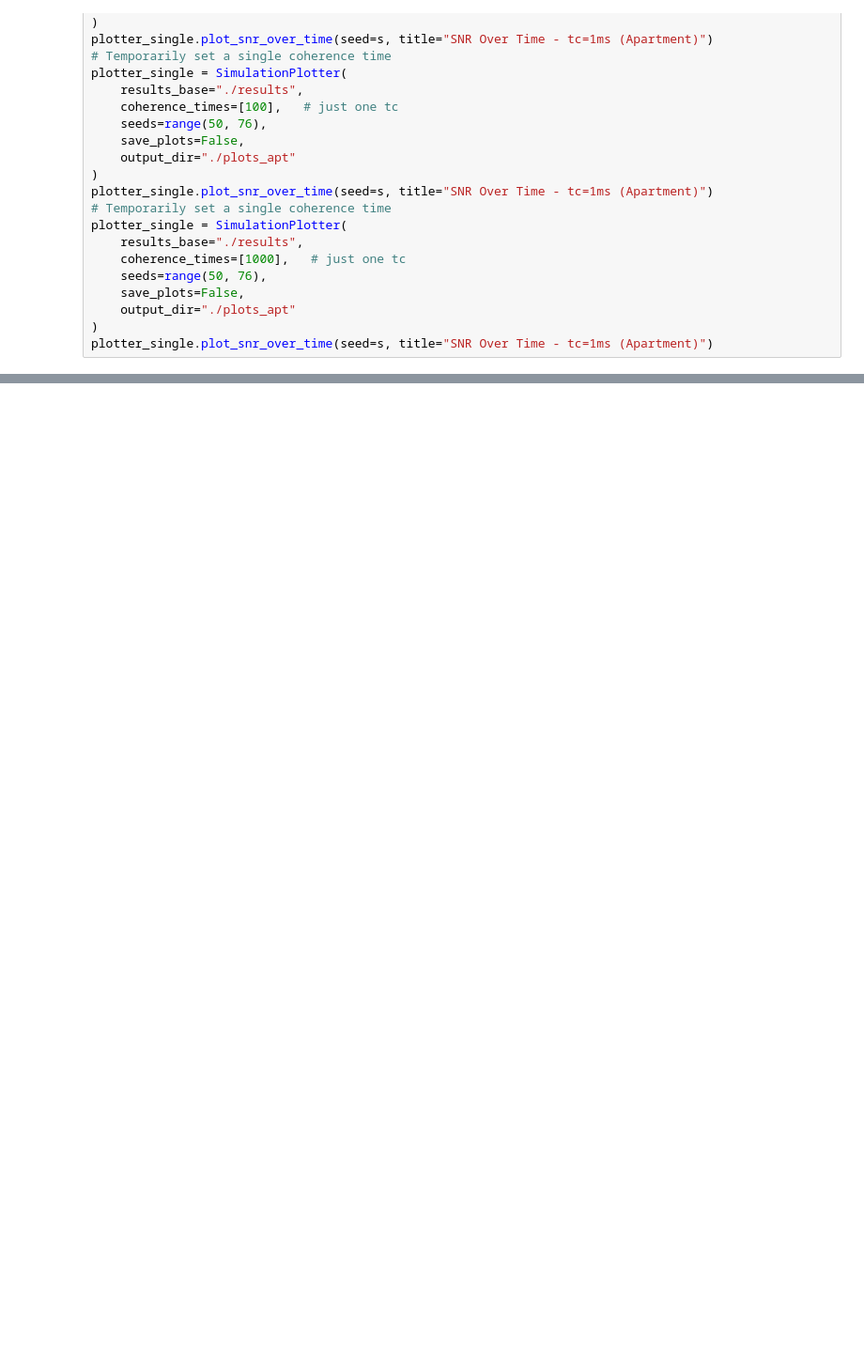
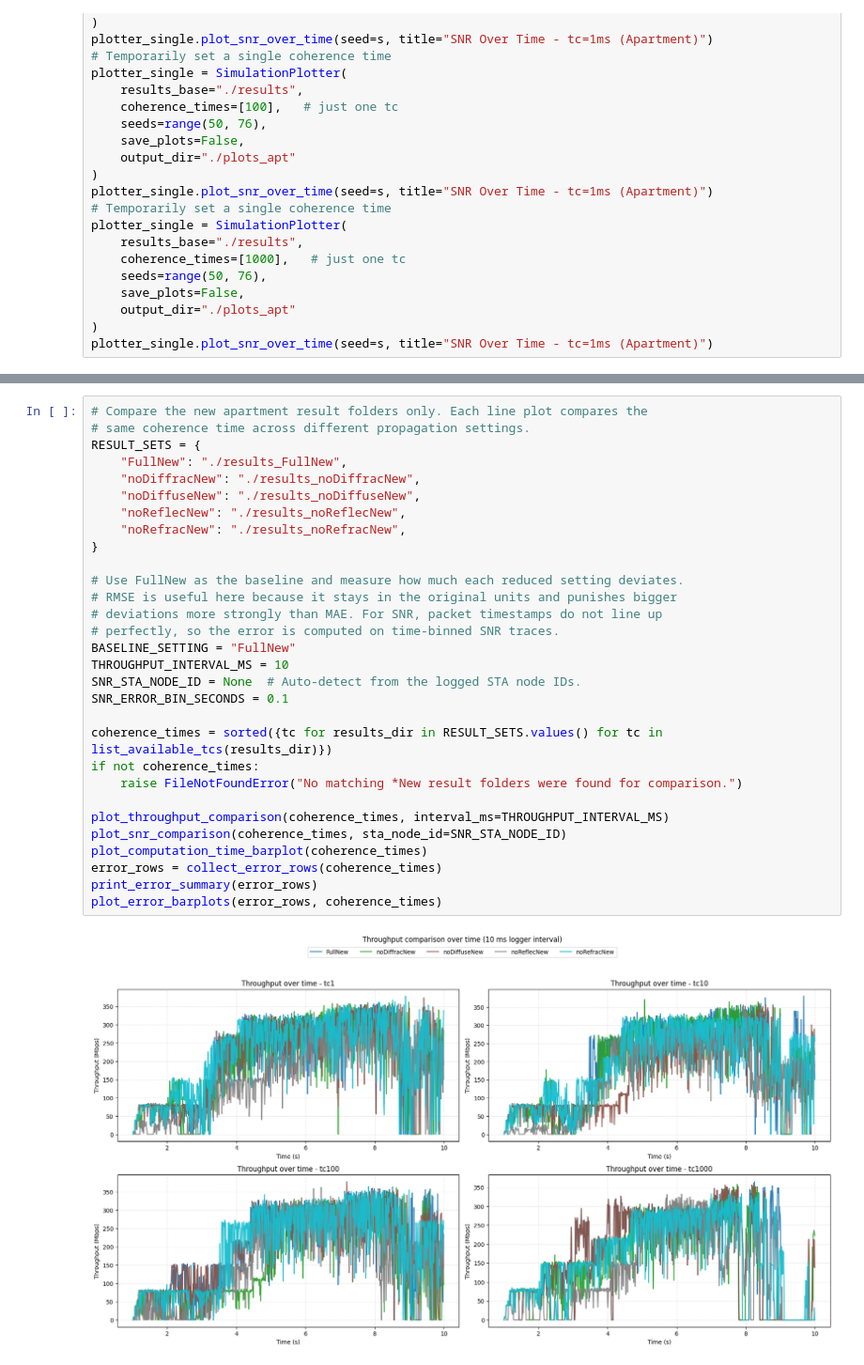
Before and after one commit to janzabel-tub/ns3sionna-research, a Jupyter notebook: examples/plot_notebook.ipynb, the cells around one changed output, grey strips where cells are left out. Shown at 94% size. Saved outputs shown, nothing was run; the diff lists cells and outputs as text; blank space fills up the shorter version.

Commit message:
Added ECDF Plot, added comparison plots for raytracer settings

```diff
--- a/examples/plot_notebook.ipynb
+++ b/examples/plot_notebook.ipynb
@@ -770,0 +1098,32 @@ plotter_single.plot_snr_over_time(seed=s, title="SNR Over Time - tc=1ms (Apartme
+# %%
+# Compare the new apartment result folders only. Each line plot compares the
+# same coherence time across different propagation settings.
+RESULT_SETS = {
+    "FullNew": "./results_FullNew",
+    "noDiffracNew": "./results_noDiffracNew",
+    "noDiffuseNew": "./results_noDiffuseNew",
+    "noReflecNew": "./results_noReflecNew",
+    "noRefracNew": "./results_noRefracNew",
+}
+
+# Use FullNew as the baseline and measure how much each reduced setting deviates.
+# RMSE is useful here because it stays in the original units and punishes bigger
+# deviations more strongly than MAE. For SNR, packet timestamps do not line up
+# perfectly, so the error is computed on time-binned SNR traces.
+BASELINE_SETTING = "FullNew"
+THROUGHPUT_INTERVAL_MS = 10
+SNR_STA_NODE_ID = None  # Auto-detect from the logged STA node IDs.
+SNR_ERROR_BIN_SECONDS = 0.1
+
+coherence_times = sorted({tc for results_dir in RESULT_SETS.values() for tc in list_available_tcs(results_dir)})
+if not coherence_times:
+    raise FileNotFoundError("No matching *New result folders were found for comparison.")
+
+plot_throughput_comparison(coherence_times, interval_ms=THROUGHPUT_INTERVAL_MS)
+plot_snr_comparison(coherence_times, sta_node_id=SNR_STA_NODE_ID)
+plot_computation_time_barplot(coherence_times)
+error_rows = collect_error_rows(coherence_times)
+print_error_summary(error_rows)
+plot_error_barplots(error_rows, coherence_times)
+# %% [output]
+[figure, added]
```
Also changed, not shown: parts of 10 cells of this notebook.
